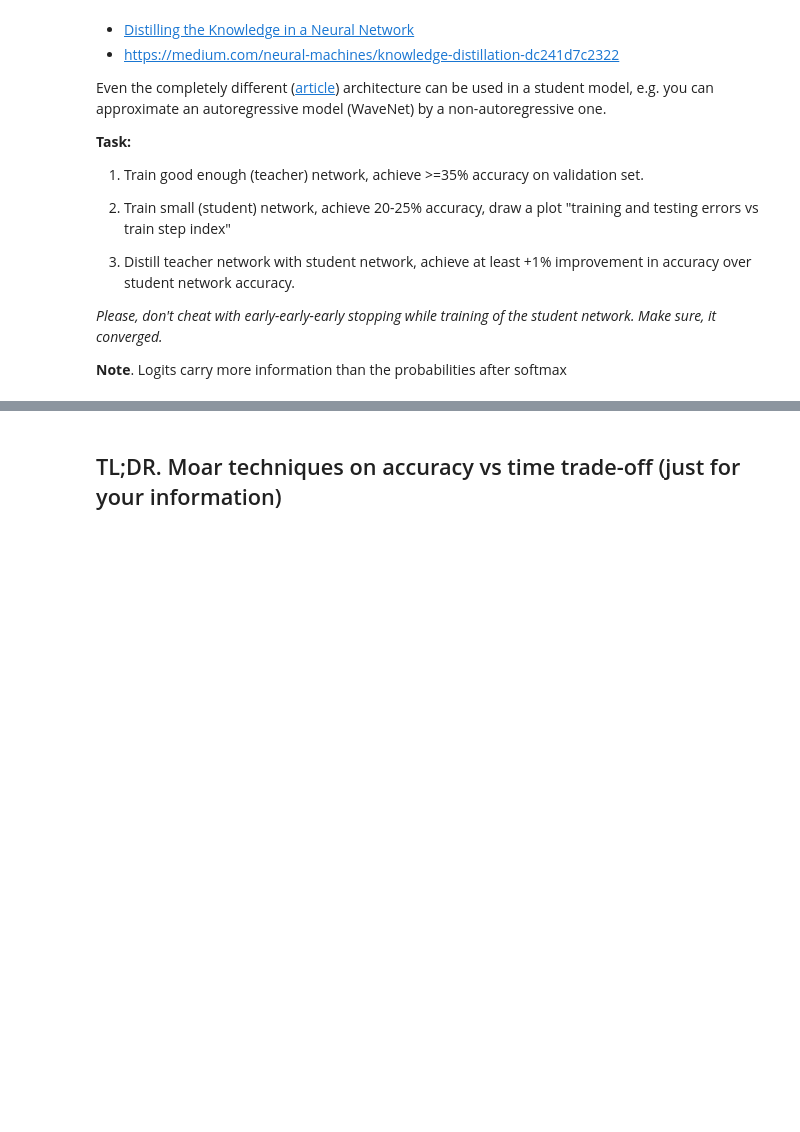
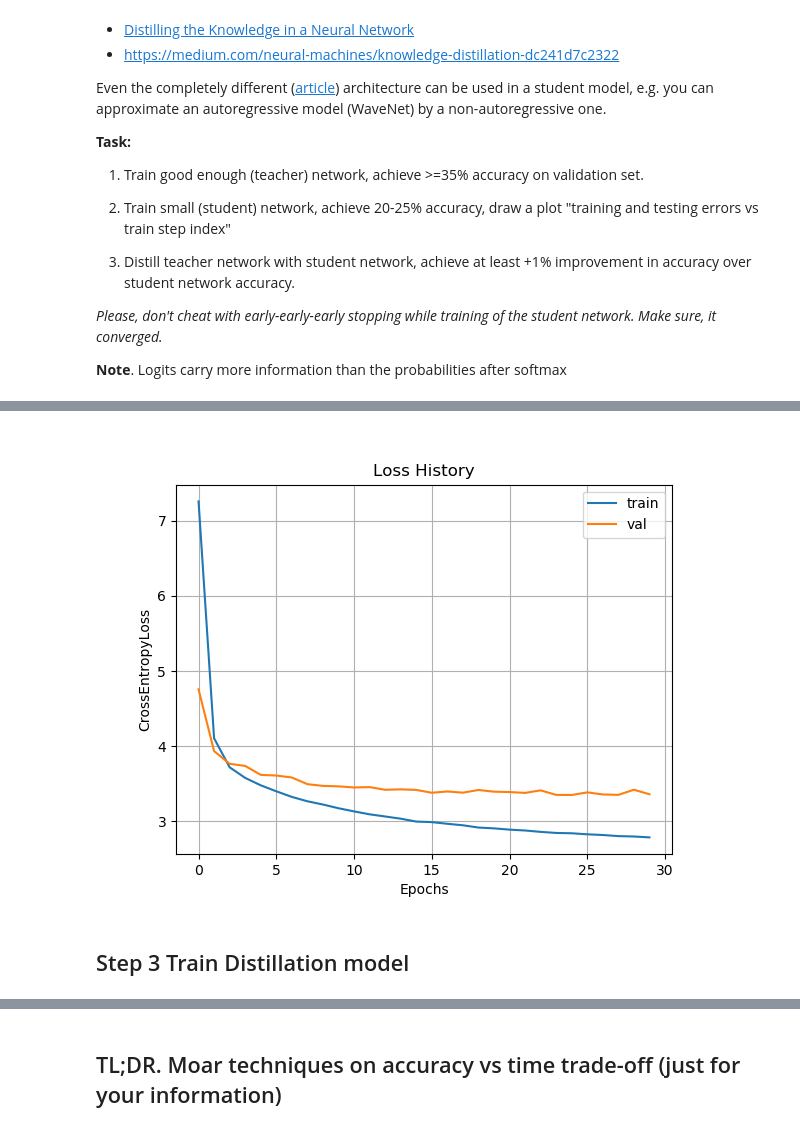
Before and after one commit to svl96/Practical_DL, a Jupyter notebook: homework02/homework_advanced.ipynb, the cells around one changed output, grey strips where cells are left out. Cells and saved outputs as stored; diff of their text form; code cells hidden in the pictures; blank space fills up the shorter version.

```diff
--- a/homework02/homework_advanced.ipynb
+++ b/homework02/homework_advanced.ipynb
@@ -304 +311,7 @@ Peak memory usage by Pytorch tensors: 628.61 Mb
+# %%
+Image(filename='plots\\loss_hist_2020-03-10 02.11.17.png')
+# %% [output]
+[figure, added]
+# %% [markdown]
+## Step 3 Train Distillation model
 # %%
```
Also changed, not shown: parts of 15 cells of this notebook.
